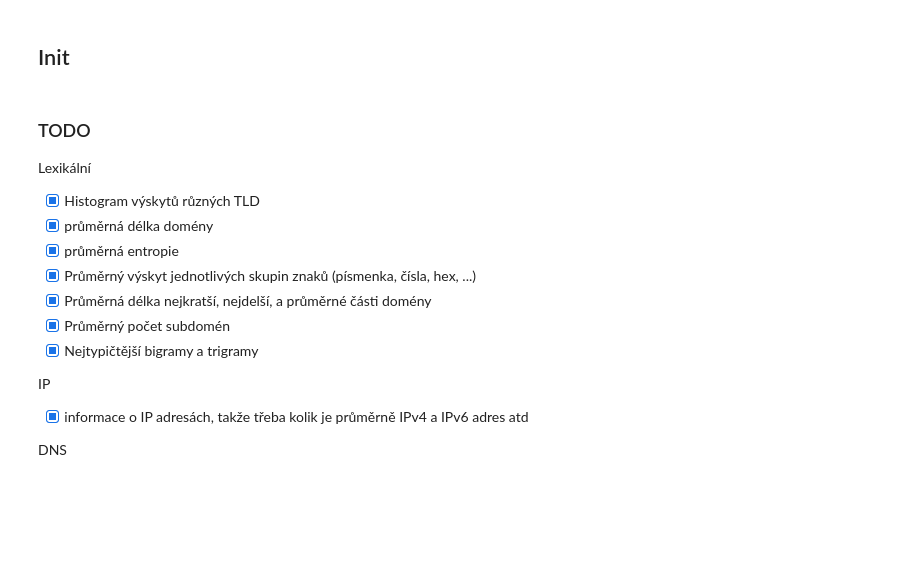
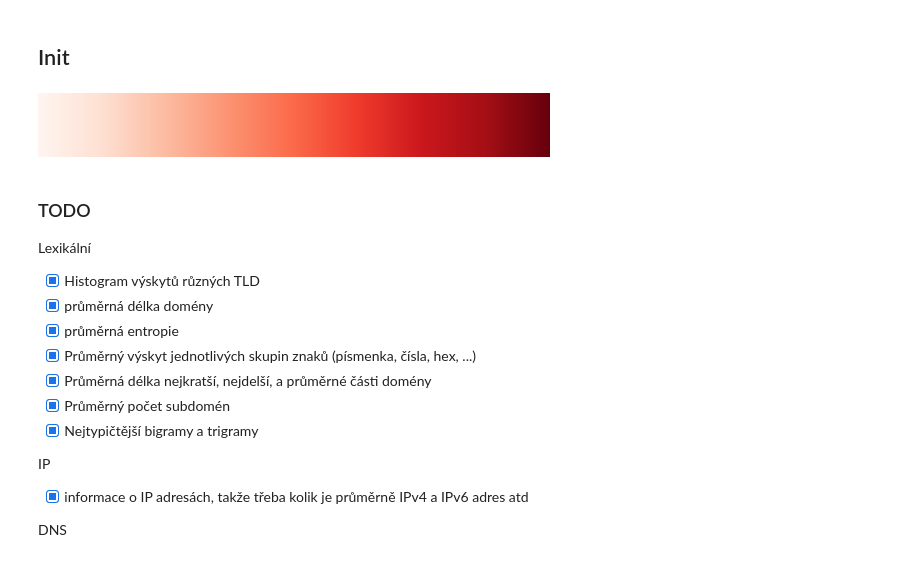
Before and after one commit to WitchoutName/pp-research-tools, a Jupyter notebook: MongoAnalysis.ipynb, the cells around one changed output. Drawn from its saved outputs; the diff is of its cells as text; code cells hidden in the pictures; blank space fills up the shorter version.

```diff
--- a/MongoAnalysis.ipynb
+++ b/MongoAnalysis.ipynb
@@ -12,6 +15,10 @@ from scipy.stats import entropy
 from tqdm import tqdm
 
 from config import Config
+# %%
+plt.cm.Reds
+# %% [output]
+[figure, added]
 # %%
 # MongoDB connection settings (replace placeholders with your actual MongoDB connection details)
 client = pymongo.MongoClient(Config.MONGO_URI)
```
Also changed, not shown: parts of 13 cells of this notebook.
